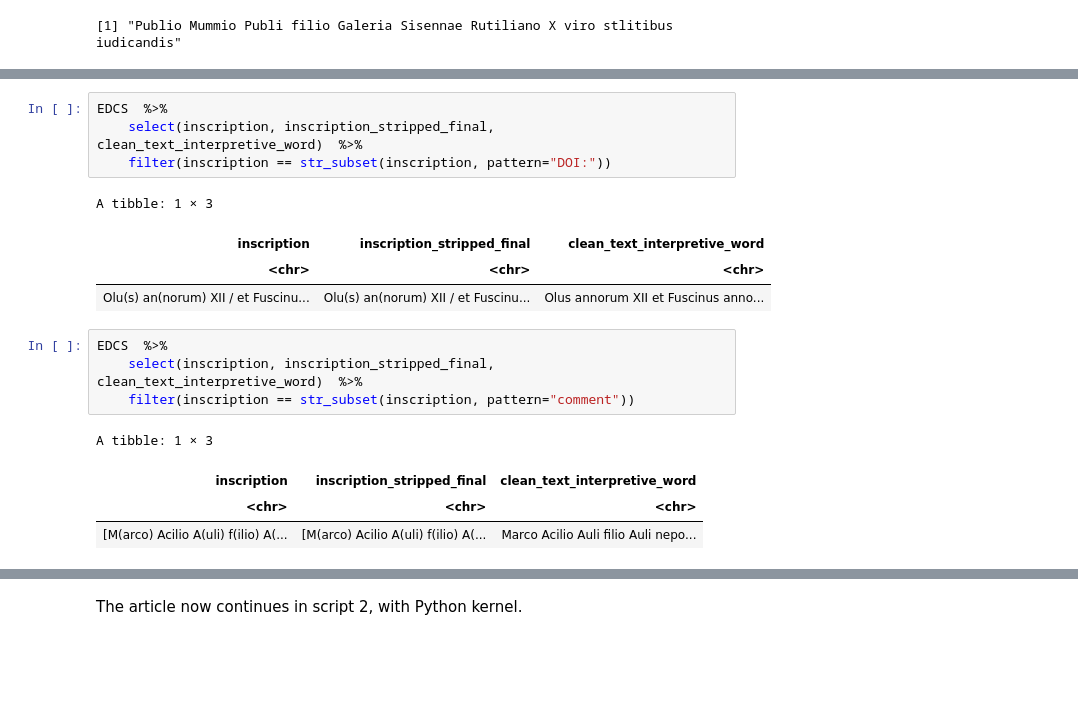
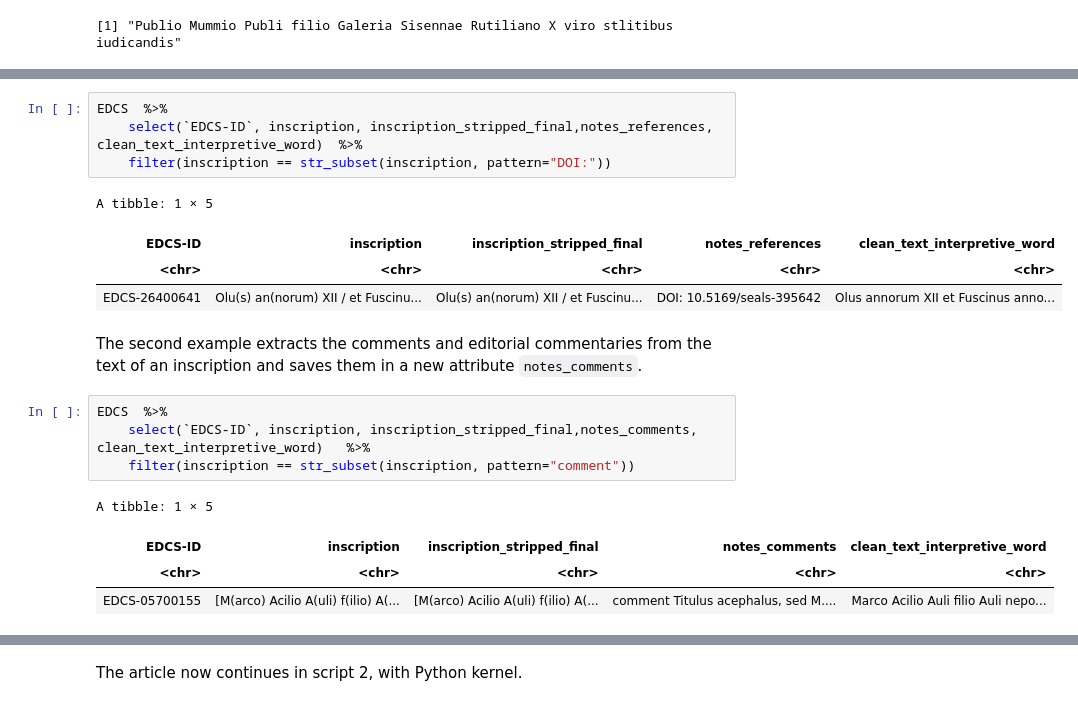
Before and after one commit to sdam-au/digital_epigraphy, a Jupyter notebook: scripts/1_data_hermeneutics_R_kernel.ipynb, the cells around one changed output, grey strips where cells are left out. Cells and saved outputs as stored; diff of their text form; blank space fills up the shorter version.

```diff
--- a/scripts/1_data_hermeneutics_R_kernel.ipynb
+++ b/scripts/1_data_hermeneutics_R_kernel.ipynb
@@ -646,18 +689,20 @@ The cleaning procedure for EDCS dataset was more entailed as the attribute `insc
 # %%
 EDCS  %>%
-    select(inscription, inscription_stripped_final, clean_text_interpretive_word)  %>%
+    select(`EDCS-ID`, inscription, inscription_stripped_final,notes_references, clean_text_interpretive_word)  %>%
     filter(inscription == str_subset(inscription, pattern="DOI:"))
 # %% [output]
-A tibble: 1 × 3
+A tibble: 1 × 5
-| inscription | inscription_stripped_final | clean_text_interpretive_word |
-| <chr> | <chr> | <chr> |
-| Olu(s) an(norum) XII / et Fuscinu... | Olu(s) an(norum) XII / et Fuscinu... | Olus annorum XII et Fuscinus anno... |
+| EDCS-ID | inscription | inscription_stripped_final | notes_references | clean_text_interpretive_word |
+| <chr> | <chr> | <chr> | <chr> | <chr> |
+| EDCS-26400641 | Olu(s) an(norum) XII / et Fuscinu... | Olu(s) an(norum) XII / et Fuscinu... | DOI: 10.5169/seals-395642 | Olus annorum XII et Fuscinus anno... |
+# %% [markdown]
+The second example extracts the comments and editorial commentaries from the text of an inscription and saves them in a new attribute `notes_comments`.
 # %%
 EDCS  %>%
-    select(inscription, inscription_stripped_final, clean_text_interpretive_word)  %>%
+    select(`EDCS-ID`, inscription, inscription_stripped_final,notes_comments, clean_text_interpretive_word)   %>%
     filter(inscription == str_subset(inscription, pattern="comment"))
 # %% [output]
-A tibble: 1 × 3
+A tibble: 1 × 5
-| inscription | inscription_stripped_final | clean_text_interpretive_word |
-| <chr> | <chr> | <chr> |
-| [M(arco) Acilio A(uli) f(ilio) A(... | [M(arco) Acilio A(uli) f(ilio) A(... | Marco Acilio Auli filio Auli nepo... |
+| EDCS-ID | inscription | inscription_stripped_final | notes_comments | clean_text_interpretive_word |
+| <chr> | <chr> | <chr> | <chr> | <chr> |
+| EDCS-05700155 | [M(arco) Acilio A(uli) f(ilio) A(... | [M(arco) Acilio A(uli) f(ilio) A(... | comment Titulus acephalus, sed M.... | Marco Acilio Auli filio Auli nepo... |
```
Also changed, not shown: parts of 13 cells of this notebook.
